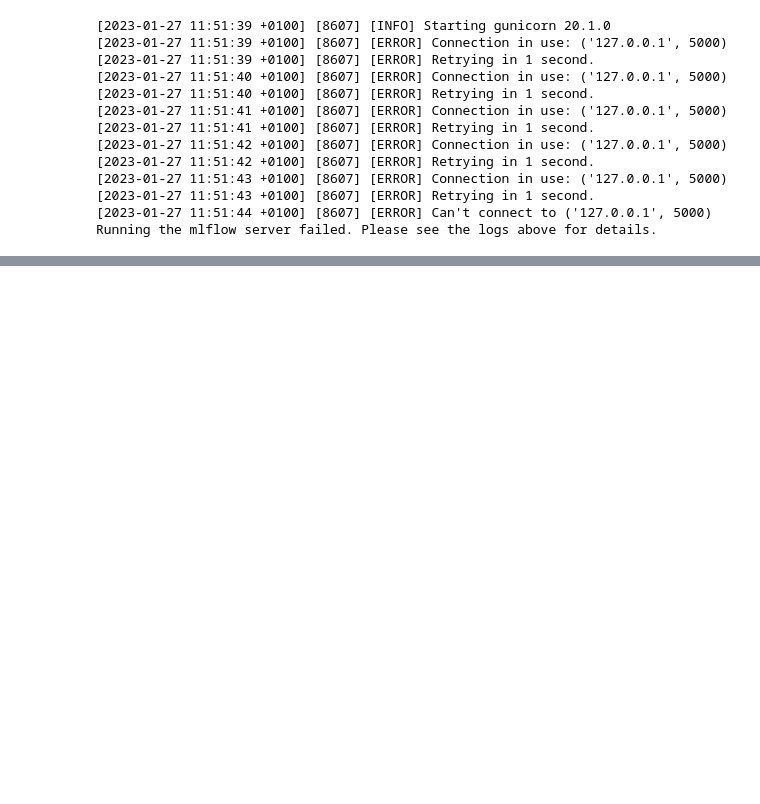
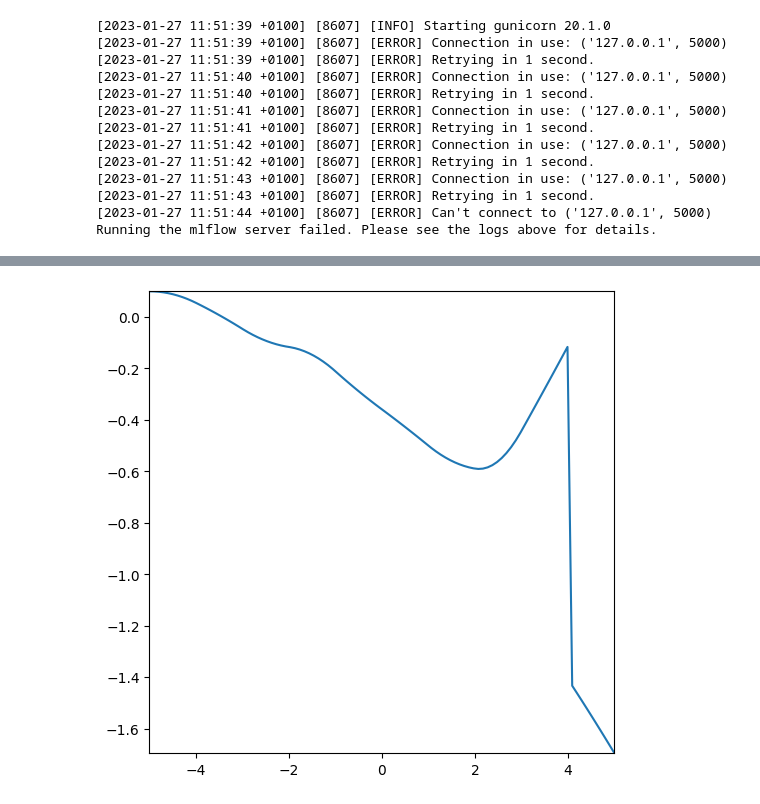
Before and after one commit to MatthiasHerp/mctm_pytorch, a Jupyter notebook: test_mlflow_simstudy.ipynb, the cells around one changed output, grey strips where cells are left out. Cells and saved outputs as stored; diff of their text form; code cells hidden in the pictures; blank space fills up the shorter version.

```diff
--- a/test_mlflow_simstudy.ipynb
+++ b/test_mlflow_simstudy.ipynb
@@ -193,0 +345,5 @@ plt.show()
+# %%
+model.l2.type = "decorrelation"
+fig = plot_splines(model.l2)
+# %% [output]
+[figure, added]
```
Also changed, not shown: parts of 43 cells of this notebook, 1 other file.
